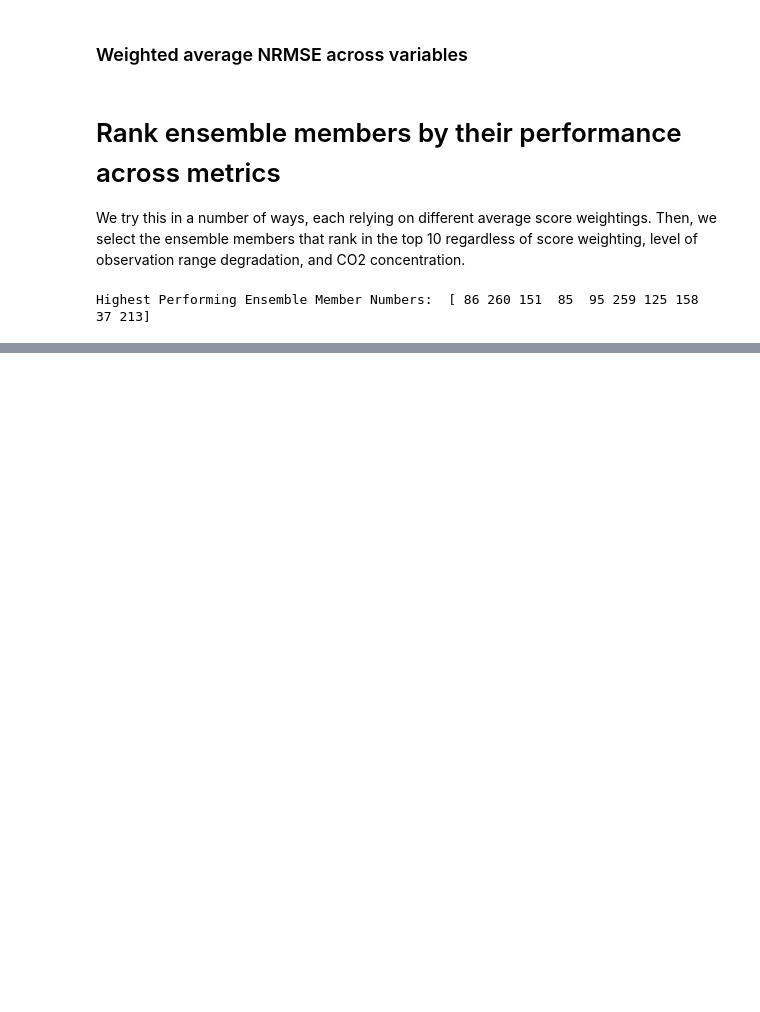
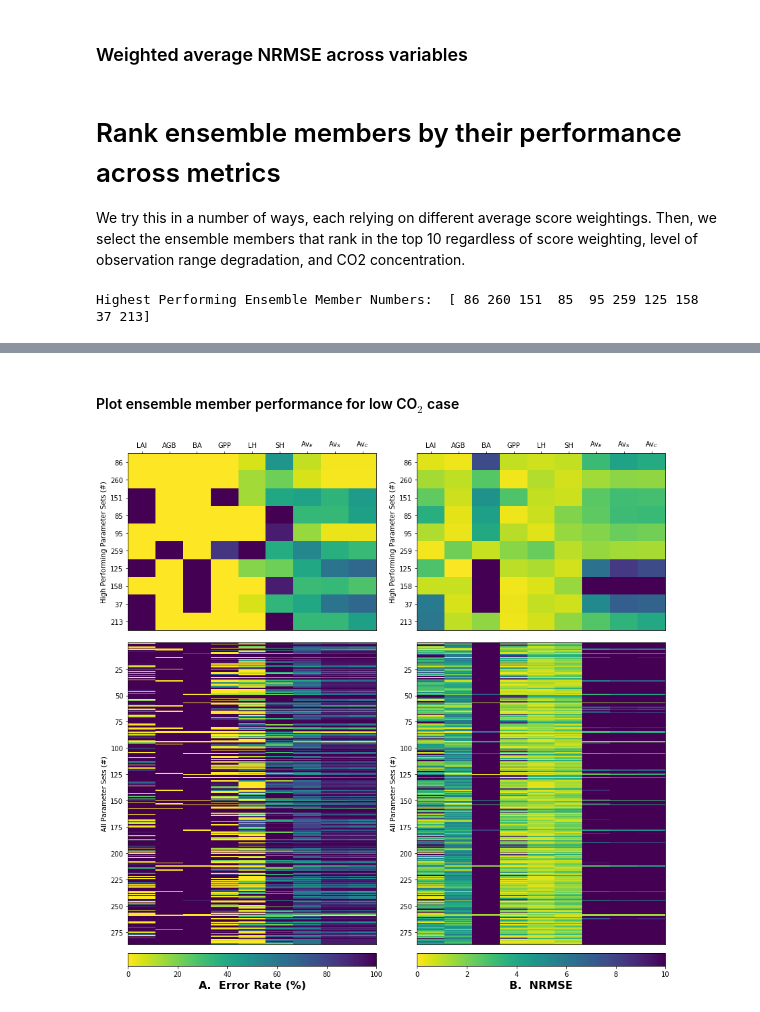
Before and after one commit to kovenock/FATES_Parameter_Selection, a Jupyter notebook: fates_parameter_ensemble_benchmarking_190703.ipynb, the cells around one changed output, grey strips where cells are left out. Cells and saved outputs as stored; diff of their text form; code cells hidden in the pictures; blank space fills up the shorter version.

Commit message:
Updated metric plotting

```diff
--- a/fates_parameter_ensemble_benchmarking_190703.ipynb
+++ b/fates_parameter_ensemble_benchmarking_190703.ipynb
@@ -1046,0 +569,19 @@ g2.savefig(save_plot_as_skilltraitcovar2)
+# %%
+# param dg: specifies degradation level of observational range
+# return error_heatdata: error rates by [case, variable, ensemble member]
+# return nrmse_heatdata: NRMSE by [case, variable, ensemble member]
+#    where variable index 0-5 = variables in order of varlist,
+#                         6-8 = weighted average using even, structure, and
+#                               correlated weighted methods respectively
+
+# Concatenate data for error rate heatmap
+error_rate_wavg_array = np.stack([er_wavg_even[:,:,dg],er_wavg_strct[:,:,dg],er_wavg_corr[:,:,dg]],axis=1)
+error_heatdata = np.concatenate([error_rate_array[:,:,:,dg],error_rate_wavg_array],axis=1)
+
+# Concatenate data for NRMSE heatmap
+nrmse_wavg_array = np.stack([nrmse_wavg_even,nrmse_wavg_strct,nrmse_wavg_corr],axis=1)
+nrmse_heatdata = np.concatenate([nrmse_array,nrmse_wavg_array],axis=1)
+
+# X-axis labels
+heat_var_labels = ["LAI","AGB","BA",
+                "GPP","LH","SH","Av$_{E}$","Av$_{S}$","Av$_{C}$"]
@@ -1046,0 +629,23 @@ g2.savefig(save_plot_as_skilltraitcovar2)
+# %% [markdown]
+#### Plot ensemble member performance for low CO$_2$ case
+# %%
+fig1 = plt.figure(figsize=(12,12))
+
+# Start subplotting numbers at zero
+plotnum = 0
+
+# Plot Error Rate
+casenum = 0
+plotnum = plotnum+1
+heatsubplotfxn(error_heatdata, casenum, 0, 100, plotnum, 'A.  Error Rate (%)')
+
+
+# Plot NRMSE
+casenum = 0
+plotnum = plotnum+1
+heatsubplotfxn(nrmse_heatdata, casenum, 0, 10, plotnum, 'B.  NRMSE')
+
+plt.tight_layout()
+fig.subplots_adjust(hspace=0.04) # reduce space between subplots in the height direction
+# %% [output]
+[figure, added]
```
Also changed, not shown: parts of 15 cells of this notebook.
